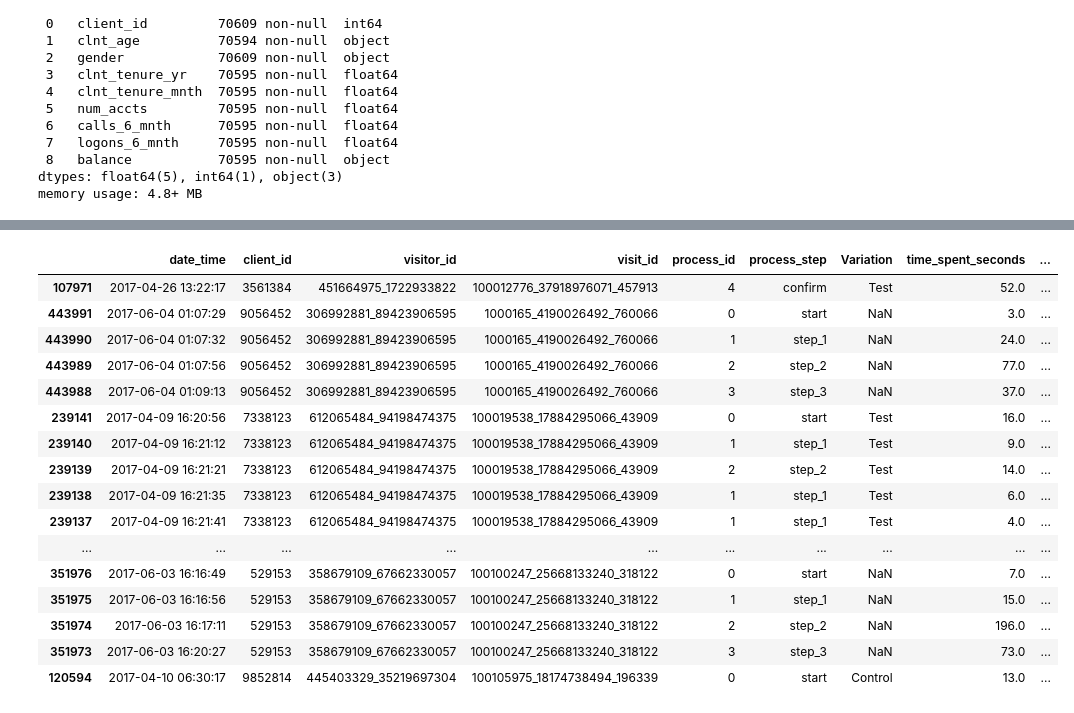
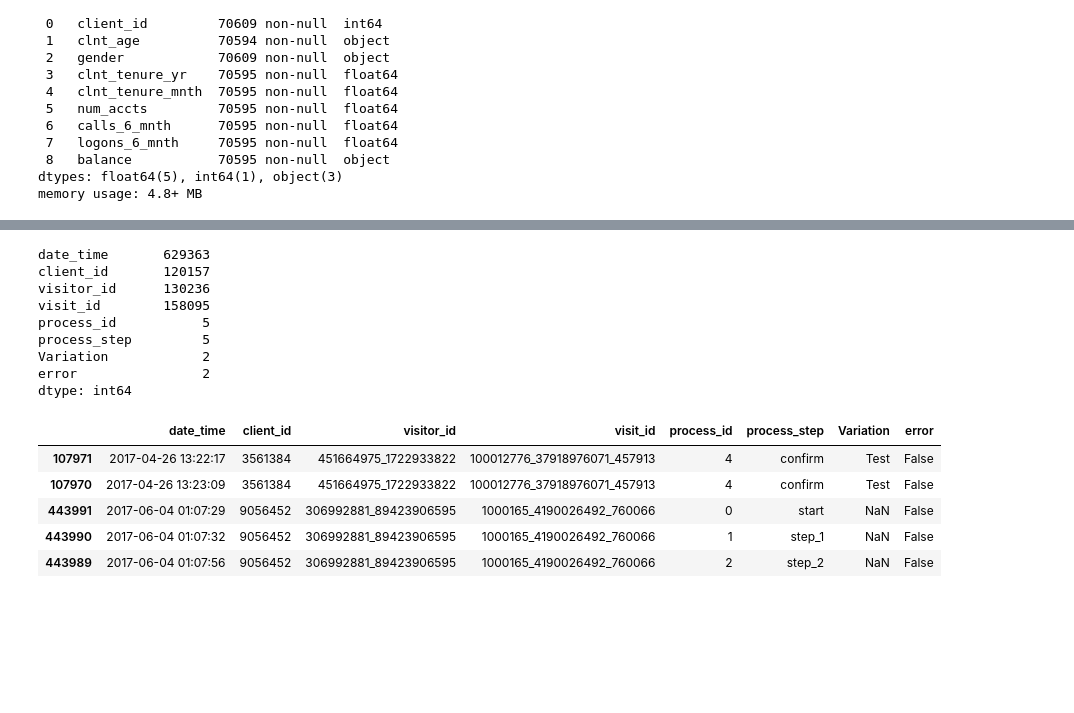
Before and after one commit to samyak-anand/Vanguard_customer_experience_EDA, a Jupyter notebook: Dags/new.ipynb, the cells around one changed output, grey strips where cells are left out. Drawn from its saved outputs; the diff is of its cells as text; code cells hidden in the pictures; blank space fills up the shorter version.

```diff
--- a/Dags/new.ipynb
+++ b/Dags/new.ipynb
@@ -185,10 +129,4 @@ df_process_step.head(60)
 # %%
 import pandas as pd
 
-# Assume your two DataFrames are called df_variation and df_visits
-
-# Merge the two DataFrames on 'visit_id'
-merged_df = pd.merge(df_digital_footprint, df_variation, on='client_id', how='left')
-
-# Optional: Check the result
-print(merged_df.head())
+pross_merged_df = pd.merge(df_digital_footprint, df_variation, on='client_id', how='left')
@@ -288,39 +134,41 @@ merged_df.head(60)
 import pandas as pd
 
 # Convert date_time to datetime if not already
-merged_df['date_time'] = pd.to_datetime(merged_df['date_time'])
-
-# Sort by visit_id and date_time to ensure order of steps is correct
-df_sorted = merged_df.sort_values(by=['visit_id', 'date_time'])
-
-# Add an "error" column and default to False
-df_sorted['error'] = False
-
-# Group by visit_id
-for visit_id, group in df_sorted.groupby('visit_id'):
-    prev_process_id = -1
-    for i in group.index:
-        current_process_id = df_sorted.loc[i, 'process_id']
-        if current_process_id < prev_process_id:
-            df_sorted.loc[i, 'error'] = True  # Flag error
-        prev_process_id = current_process_id
+pross_merged_df['date_time'] = pd.to_datetime(pross_merged_df['date_time'])
+# %%
+
+# Sort by visit_id and date_time to ensure order of steps is correct
+df_sorted_pross = pross_merged_df.sort_values(by=['visit_id', 'date_time'])
+# %%
+ #Add an "error" column and default to False
+df_sorted_pross['error'] = False
+
+# Group by visit_id
+for visit_id, group in df_sorted_pross.groupby('visit_id'):
+    prev_process_id = -1
+    for i in group.index:
+        current_process_id = df_sorted_pross.loc[i, 'process_id']
+        if current_process_id < prev_process_id:
+            df_sorted_pross.loc[i, 'error'] = True  # Flag error
+        prev_process_id = current_process_id
+# %%
+df_sorted_pross.nunique()
+# %% [output]
+date_time       629363
+client_id       120157
+visitor_id      130236
+visit_id        158095
+process_id           5
+process_step         5
+Variation            2
+error                2
+dtype: int64
 # %%
-df_sorted.head(60)
+df_sorted_pross.head()
 # %% [output]
-|  | date_time | client_id | visitor_id | visit_id | process_id | process_step | Variation | time_spent_seconds | ... |
-| 107971 | 2017-04-26 13:22:17 | 3561384 | 451664975_1722933822 | 100012776_37918976071_457913 | 4 | confirm | Test | 52.0 | ... |
-| 443991 | 2017-06-04 01:07:29 | 9056452 | 306992881_89423906595 | 1000165_4190026492_760066 | 0 | start | NaN | 3.0 | ... |
-| 443990 | 2017-06-04 01:07:32 | 9056452 | 306992881_89423906595 | 1000165_4190026492_760066 | 1 | step_1 | NaN | 24.0 | ... |
-| 443989 | 2017-06-04 01:07:56 | 9056452 | 306992881_89423906595 | 1000165_4190026492_760066 | 2 | step_2 | NaN | 77.0 | ... |
-| 443988 | 2017-06-04 01:09:13 | 9056452 | 306992881_89423906595 | 1000165_4190026492_760066 | 3 | step_3 | NaN | 37.0 | ... |
-| 239141 | 2017-04-09 16:20:56 | 7338123 | 612065484_94198474375 | 100019538_17884295066_43909 | 0 | start | Test | 16.0 | ... |
-| 239140 | 2017-04-09 16:21:12 | 7338123 | 612065484_94198474375 | 100019538_17884295066_43909 | 1 | step_1 | Test | 9.0 | ... |
-| 239139 | 2017-04-09 16:21:21 | 7338123 | 612065484_94198474375 | 100019538_17884295066_43909 | 2 | step_2 | Test | 14.0 | ... |
-| 239138 | 2017-04-09 16:21:35 | 7338123 | 612065484_94198474375 | 100019538_17884295066_43909 | 1 | step_1 | Test | 6.0 | ... |
-| 239137 | 2017-04-09 16:21:41 | 7338123 | 612065484_94198474375 | 100019538_17884295066_43909 | 1 | step_1 | Test | 4.0 | ... |
-| ... | ... | ... | ... | ... | ... | ... | ... | ... | ... |
-| 351976 | 2017-06-03 16:16:49 | 529153 | 358679109_67662330057 | 100100247_25668133240_318122 | 0 | start | NaN | 7.0 | ... |
-| 351975 | 2017-06-03 16:16:56 | 529153 | 358679109_67662330057 | 100100247_25668133240_318122 | 1 | step_1 | NaN | 15.0 | ... |
-| 351974 | 2017-06-03 16:17:11 | 529153 | 358679109_67662330057 | 100100247_25668133240_318122 | 2 | step_2 | NaN | 196.0 | ... |
-| 351973 | 2017-06-03 16:20:27 | 529153 | 358679109_67662330057 | 100100247_25668133240_318122 | 3 | step_3 | NaN | 73.0 | ... |
-| 120594 | 2017-04-10 06:30:17 | 9852814 | 445403329_35219697304 | 100105975_18174738494_196339 | 0 | start | Control | 13.0 | ... |
+|  | date_time | client_id | visitor_id | visit_id | process_id | process_step | Variation | error |
+| 107971 | 2017-04-26 13:22:17 | 3561384 | 451664975_1722933822 | 100012776_37918976071_457913 | 4 | confirm | Test | False |
+| 107970 | 2017-04-26 13:23:09 | 3561384 | 451664975_1722933822 | 100012776_37918976071_457913 | 4 | confirm | Test | False |
+| 443991 | 2017-06-04 01:07:29 | 9056452 | 306992881_89423906595 | 1000165_4190026492_760066 | 0 | start | NaN | False |
+| 443990 | 2017-06-04 01:07:32 | 9056452 | 306992881_89423906595 | 1000165_4190026492_760066 | 1 | step_1 | NaN | False |
+| 443989 | 2017-06-04 01:07:56 | 9056452 | 306992881_89423906595 | 1000165_4190026492_760066 | 2 | step_2 | NaN | False |
```
Also changed, not shown: parts of 25 cells of this notebook, 2 other files.
